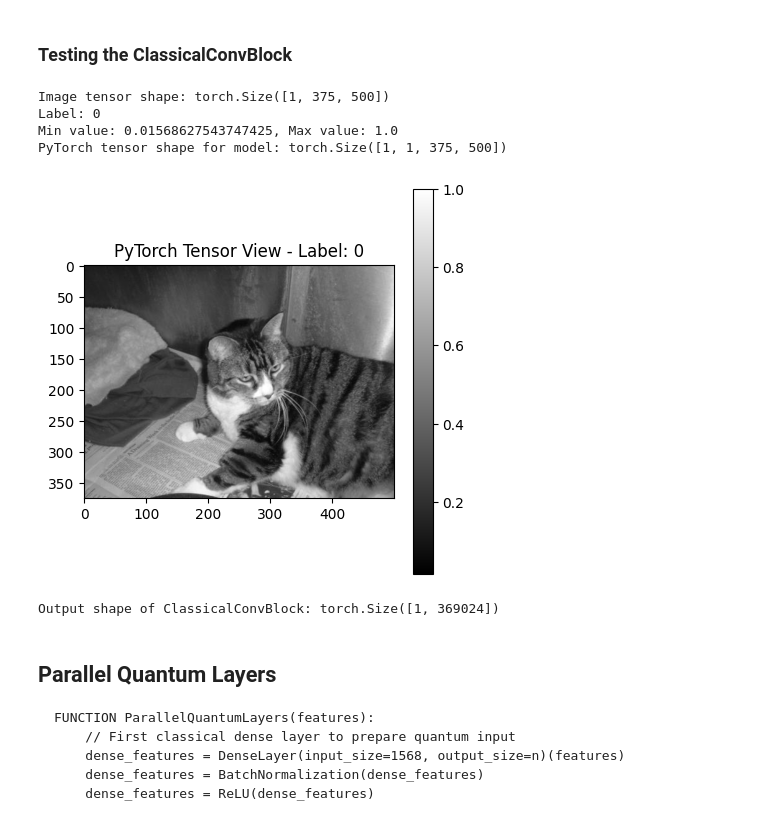
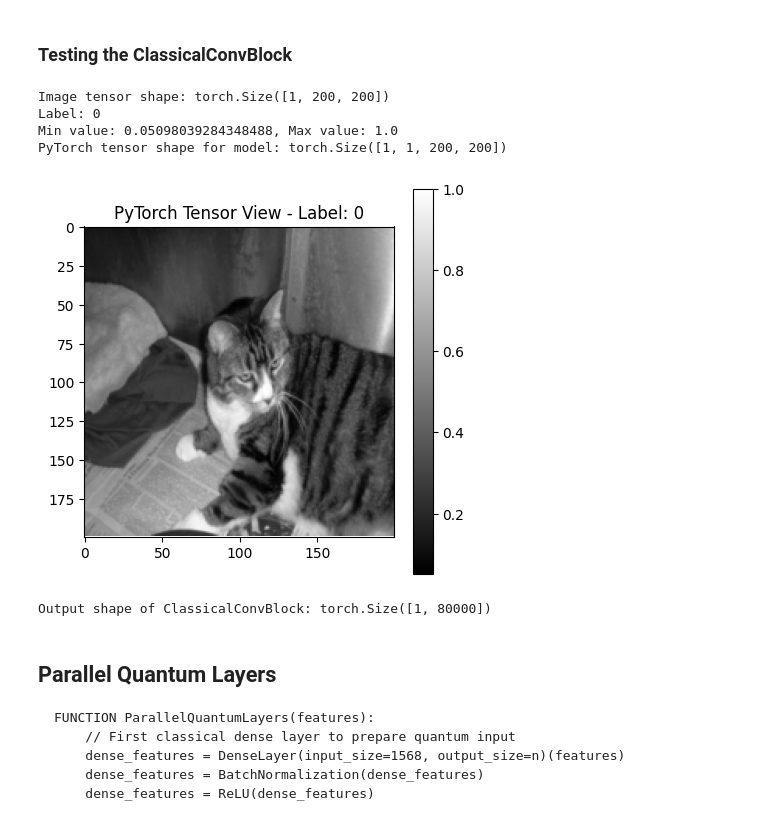
Before and after one commit to QLab-Classification/quantum-classification, a Jupyter notebook: HQNN/cats_and_dogs/HQNN-Parallel-local.ipynb, the cells around one changed output. Cells and saved outputs as stored; diff of their text form; code cells hidden in the pictures.

```diff
--- a/HQNN/cats_and_dogs/HQNN-Parallel-local.ipynb
+++ b/HQNN/cats_and_dogs/HQNN-Parallel-local.ipynb
@@ -133,6 +125,7 @@ from torchvision import datasets, transforms
 
 transform = transforms.Compose([
     transforms.Grayscale(num_output_channels=1),  # Ensure 1 channel like MNIST
+    transforms.Resize((200,200)),
     transforms.ToTensor()
 ])
 
@@ -144,38 +137,38 @@ train_dataset = datasets.ImageFolder(root=data_dir, transform=transform)
 
 # Select a single image
 img_idx = 2000  # Choose an arbitrary index
 img_tensor, label = train_dataset[img_idx]  # The transform is applied automatically
 
 # Print information about the image
 # The tensor is already in [channels, height, width] format
 print(f"Image tensor shape: {img_tensor.shape}")
 print(f"Label: {label}")
 print(f"Min value: {img_tensor.min()}, Max value: {img_tensor.max()}")
 
 # Add a batch dimension for processing with the model
 # PyTorch expects format: [batch_size, channels, height, width]
 img_tensor = img_tensor.unsqueeze(0)
 print(f"PyTorch tensor shape for model: {img_tensor.shape}")
 
 # For visualization of tensor format
 plt.figure(figsize=(5, 5))
 # We use .squeeze() to remove the batch and channel dimensions for plotting
 plt.imshow(img_tensor.squeeze().numpy(), cmap='gray')
 plt.title(f"PyTorch Tensor View - Label: {label}")
 plt.colorbar()
 plt.grid(False)
 plt.show()
 
 # Test the convolutionalblock
 features = ClassicalConvBlock(img_tensor)
 print(f"Output shape of ClassicalConvBlock: {features.shape}")
 # %% [output]
-Image tensor shape: torch.Size([1, 375, 500])
+Image tensor shape: torch.Size([1, 200, 200])
 Label: 0
-Min value: 0.01568627543747425, Max value: 1.0
-PyTorch tensor shape for model: torch.Size([1, 1, 375, 500])
+Min value: 0.05098039284348488, Max value: 1.0
+PyTorch tensor shape for model: torch.Size([1, 1, 200, 200])
-[figure, old version]
+[figure, new version]
-Output shape of ClassicalConvBlock: torch.Size([1, 369024])
+Output shape of ClassicalConvBlock: torch.Size([1, 80000])
 # %% [markdown]
 ## Parallel Quantum Layers
 
```
Also changed, not shown: parts of 9 cells of this notebook.
